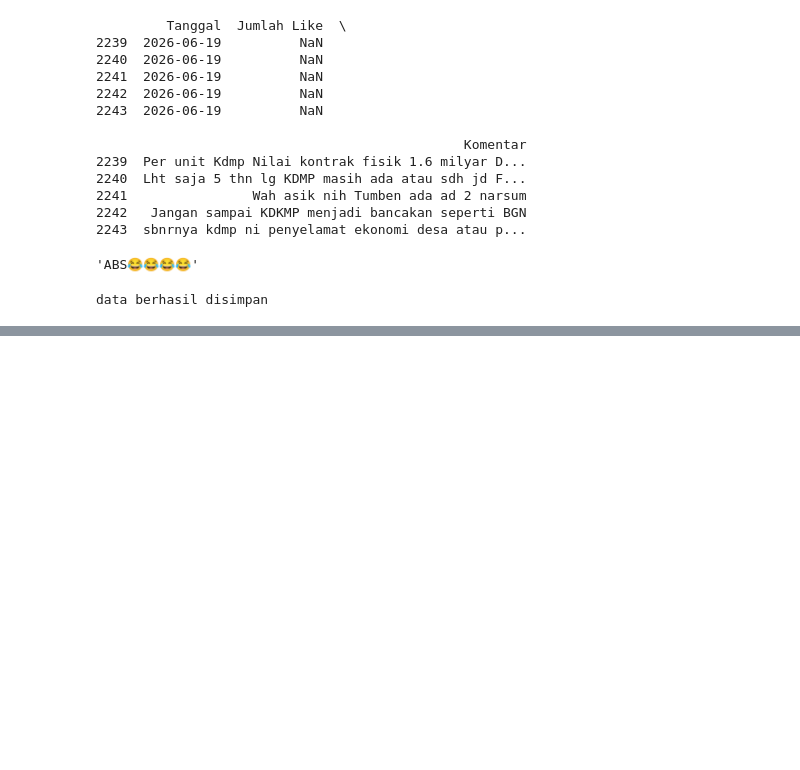
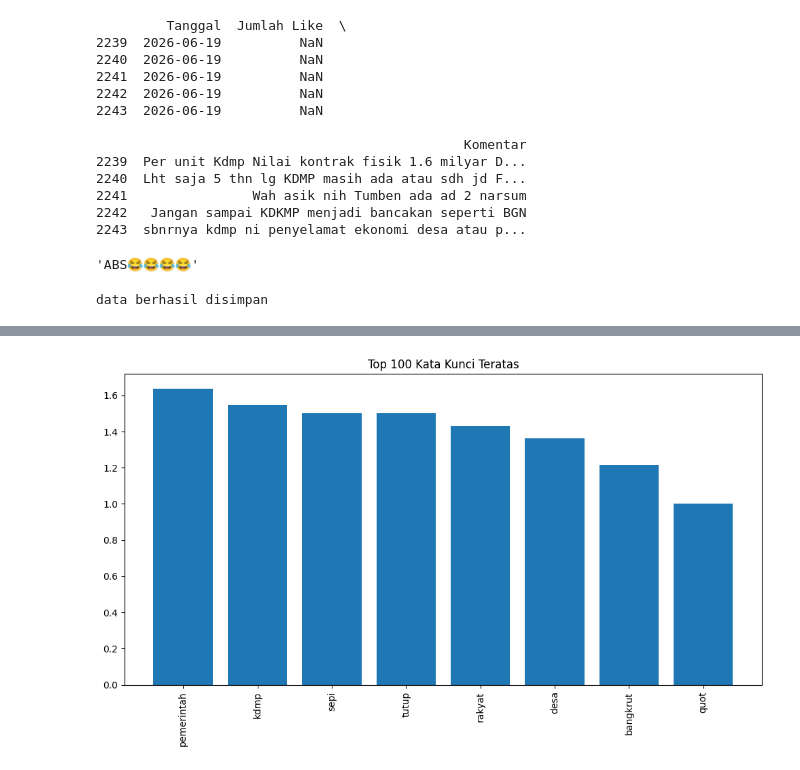
Before and after one commit to asfadani/Data-Science, a Jupyter notebook: Sentimen dan Modeling/eda_prepro_komentar.ipynb, the cells around one changed output, grey strips where cells are left out. Cells and saved outputs as stored; diff of their text form; code cells hidden in the pictures; blank space fills up the shorter version.

```diff
--- a/Sentimen dan Modeling/eda_prepro_komentar.ipynb
+++ b/Sentimen dan Modeling/eda_prepro_komentar.ipynb
@@ -279,0 +359,4 @@ data berhasil disimpan
+# %%
+vis.bar_chart()
+# %% [output]
+[figure, added]
```
Also changed, not shown: parts of 9 cells of this notebook.
